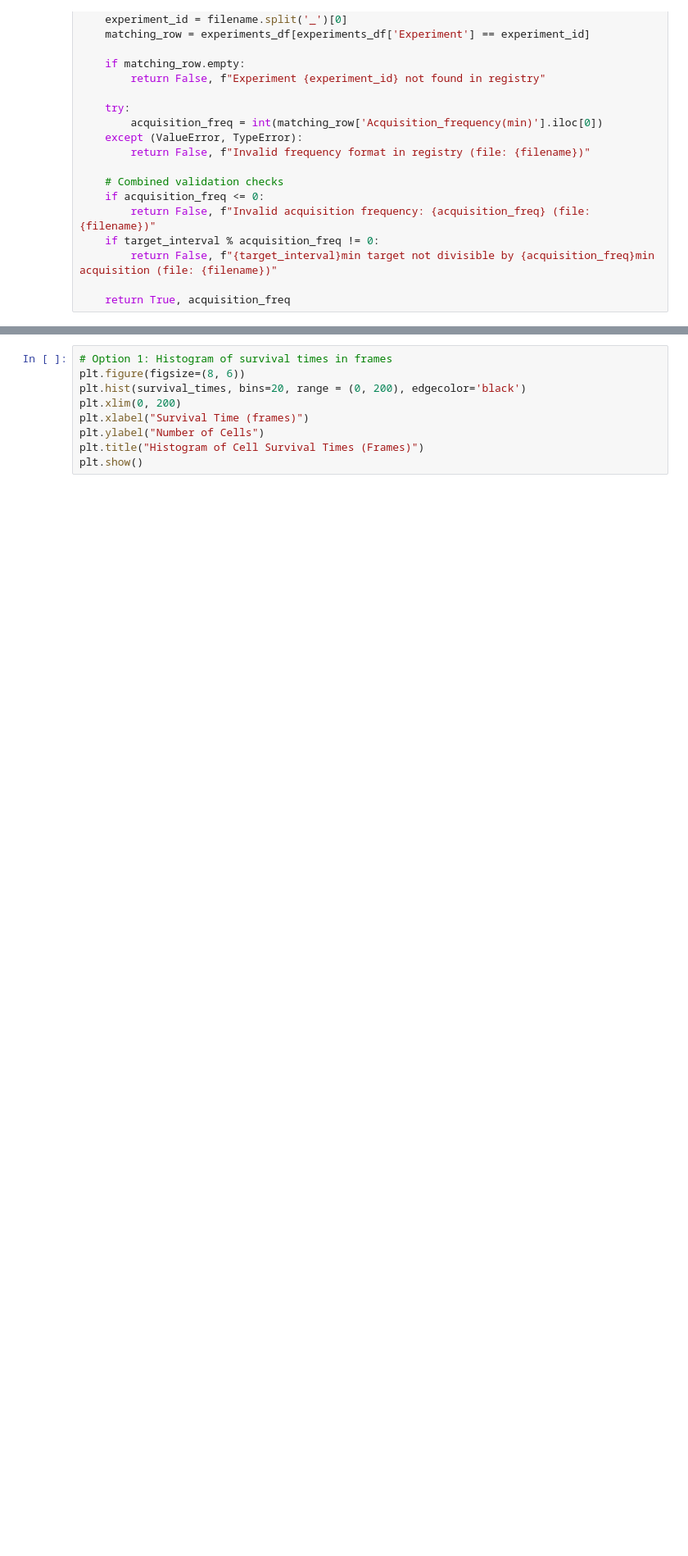
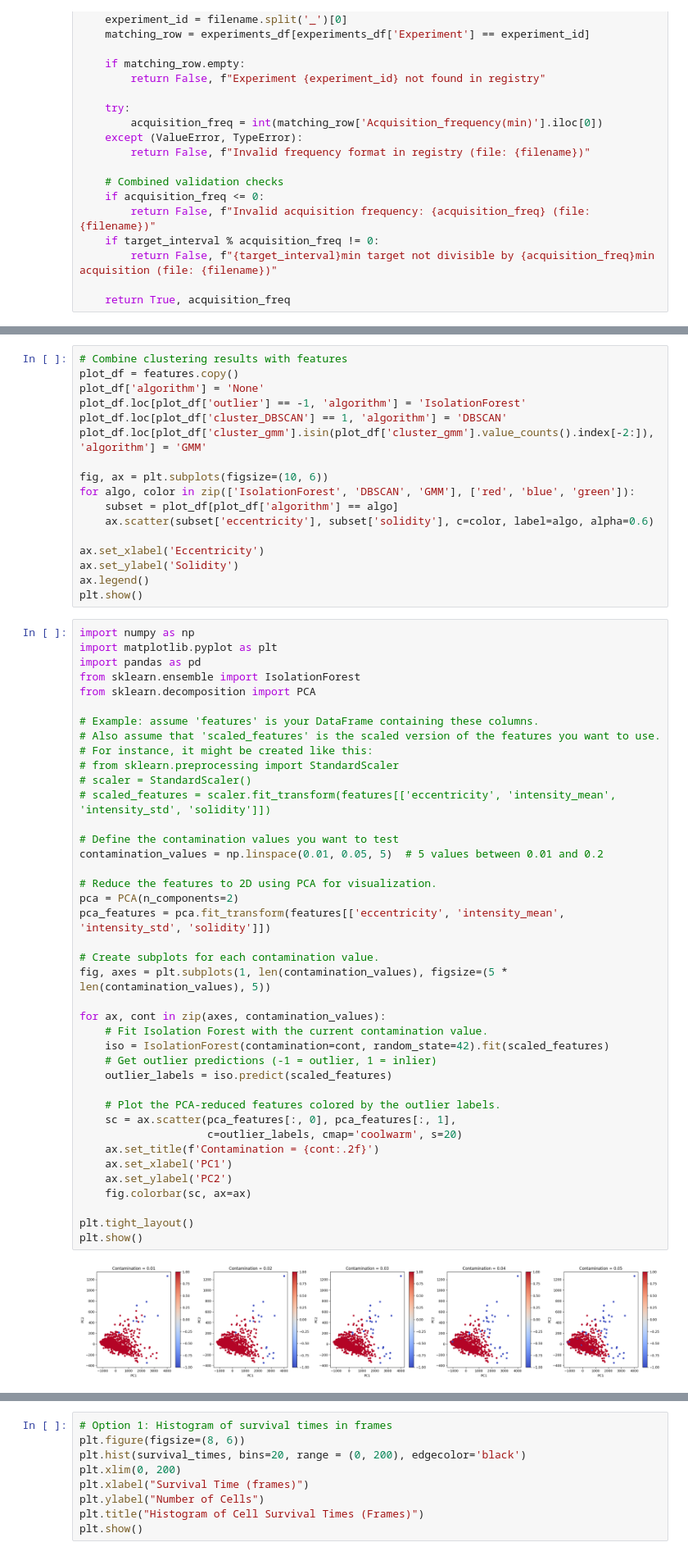
Before and after one commit to nezba00/apoDet, a Jupyter notebook: scripts/04_crop_windows.ipynb, the cells around one changed output, grey strips where cells are left out. Shown at 82% size. Saved outputs shown, nothing was run; the diff lists cells and outputs as text; blank space fills up the shorter version.

```diff
--- a/scripts/04_crop_windows.ipynb
+++ b/scripts/04_crop_windows.ipynb
@@ -471,0 +565,59 @@ Valid Stack = True: acq_freq = 1
+# %%
+# Combine clustering results with features
+plot_df = features.copy()
+plot_df['algorithm'] = 'None'
+plot_df.loc[plot_df['outlier'] == -1, 'algorithm'] = 'IsolationForest'
+plot_df.loc[plot_df['cluster_DBSCAN'] == 1, 'algorithm'] = 'DBSCAN'
+plot_df.loc[plot_df['cluster_gmm'].isin(plot_df['cluster_gmm'].value_counts().index[-2:]), 'algorithm'] = 'GMM'
+
+fig, ax = plt.subplots(figsize=(10, 6))
+for algo, color in zip(['IsolationForest', 'DBSCAN', 'GMM'], ['red', 'blue', 'green']):
+    subset = plot_df[plot_df['algorithm'] == algo]
+    ax.scatter(subset['eccentricity'], subset['solidity'], c=color, label=algo, alpha=0.6)
+
+ax.set_xlabel('Eccentricity')
+ax.set_ylabel('Solidity')
+ax.legend()
+plt.show()
+# %%
+import numpy as np
+import matplotlib.pyplot as plt
+import pandas as pd
+from sklearn.ensemble import IsolationForest
+from sklearn.decomposition import PCA
+
+# Example: assume 'features' is your DataFrame containing these columns.
+# Also assume that 'scaled_features' is the scaled version of the features you want to use.
+# For instance, it might be created like this:
+# from sklearn.preprocessing import StandardScaler
+# scaler = StandardScaler()
+# scaled_features = scaler.fit_transform(features[['eccentricity', 'intensity_mean', 'intensity_std', 'solidity']])
+
+# Define the contamination values you want to test
+contamination_values = np.linspace(0.01, 0.05, 5)  # 5 values between 0.01 and 0.2
+
+# Reduce the features to 2D using PCA for visualization.
+pca = PCA(n_components=2)
+pca_features = pca.fit_transform(features[['eccentricity', 'intensity_mean', 'intensity_std', 'solidity']])
+
+# Create subplots for each contamination value.
+fig, axes = plt.subplots(1, len(contamination_values), figsize=(5 * len(contamination_values), 5))
+
+for ax, cont in zip(axes, contamination_values):
+    # Fit Isolation Forest with the current contamination value.
+    iso = IsolationForest(contamination=cont, random_state=42).fit(scaled_features)
+    # Get outlier predictions (-1 = outlier, 1 = inlier)
+    outlier_labels = iso.predict(scaled_features)
+
+    # Plot the PCA-reduced features colored by the outlier labels.
+    sc = ax.scatter(pca_features[:, 0], pca_features[:, 1],
+                    c=outlier_labels, cmap='coolwarm', s=20)
+    ax.set_title(f'Contamination = {cont:.2f}')
+    ax.set_xlabel('PC1')
+    ax.set_ylabel('PC2')
+    fig.colorbar(sc, ax=ax)
+
+plt.tight_layout()
+plt.show()
+# %% [output]
+[figure, added]
```
Also changed, not shown: parts of 17 cells of this notebook, 2 other files.
